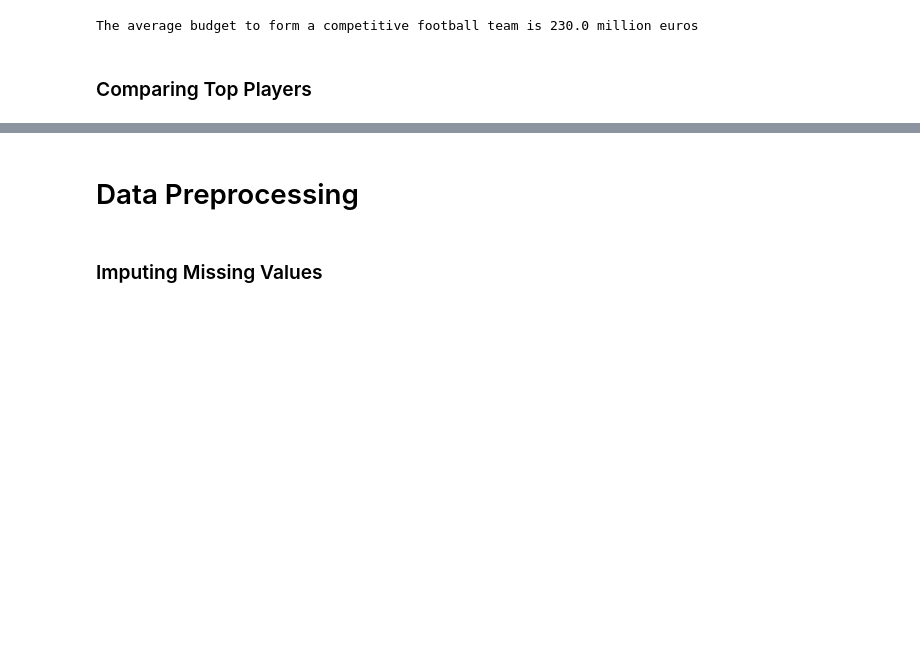
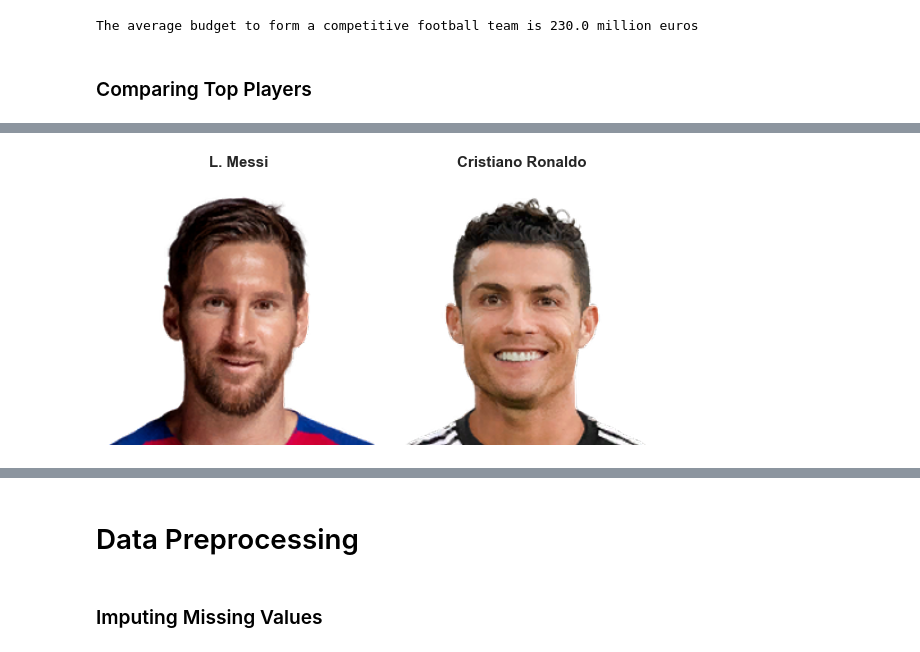
Before and after one commit to mdushetwar/Fifa-Players--EDA-Clustering, a Jupyter notebook: PRCP-1004-Fifa20.ipynb, the cells around one changed output, grey strips where cells are left out. Cells and saved outputs as stored; diff of their text form; code cells hidden in the pictures; blank space fills up the shorter version.

```diff
--- a/PRCP-1004-Fifa20.ipynb
+++ b/PRCP-1004-Fifa20.ipynb
@@ -655,4 +663,7 @@ def compare_players(player1, player2, attributes=None):
     fig.show()
 # %%
 #sample= player_attributes[player_attributes['overall']>88].sample(2)['short_name'].values
-compare_players('L. Messi', 'Cristiano Ronaldo')
+plot_images(['L. Messi', 'Cristiano Ronaldo'], 1, 2, (8,6))
+compare_players('L. Messi','Cristiano Ronaldo')
+# %% [output]
+[figure, added]
```
Also changed, not shown: parts of 8 cells of this notebook, 1 other file.
